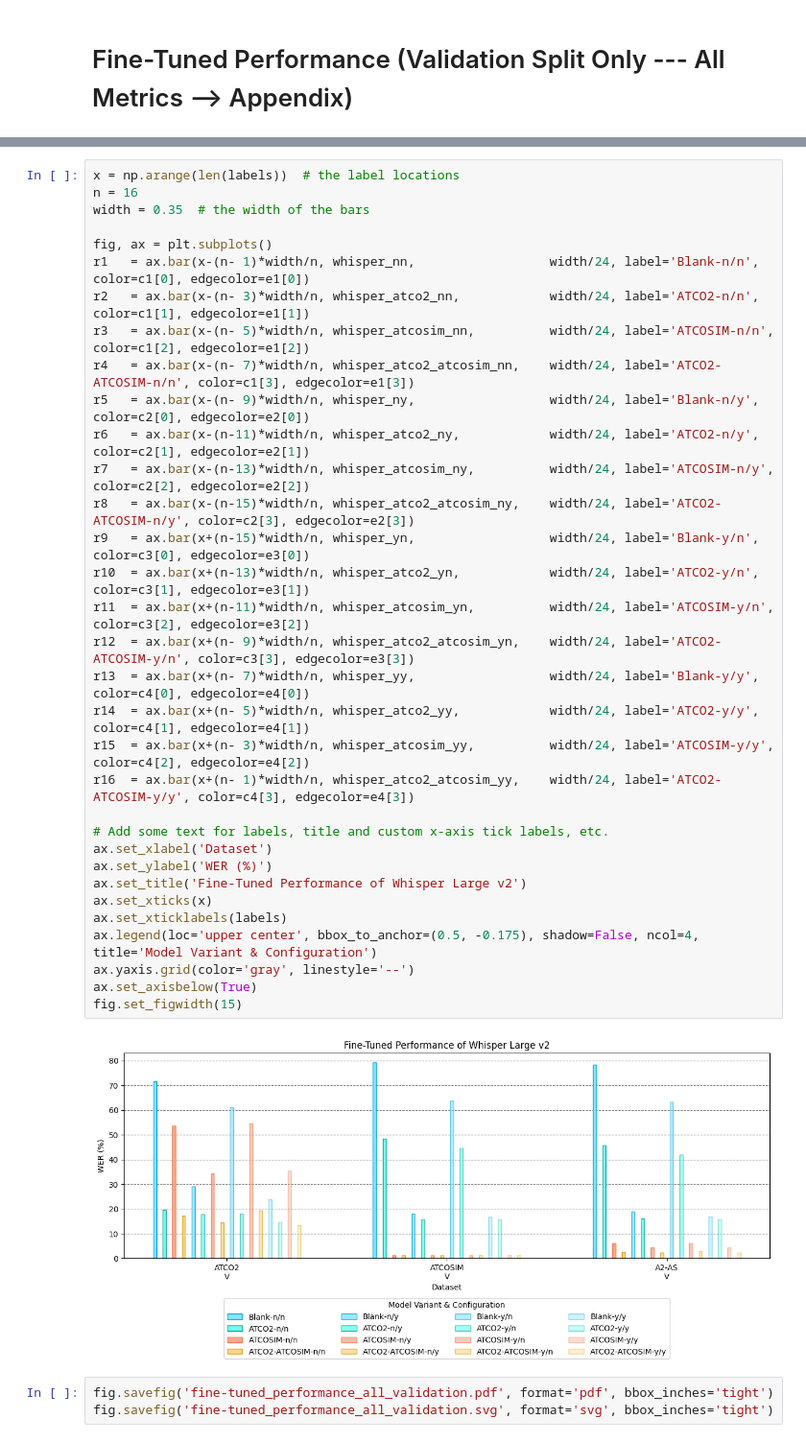
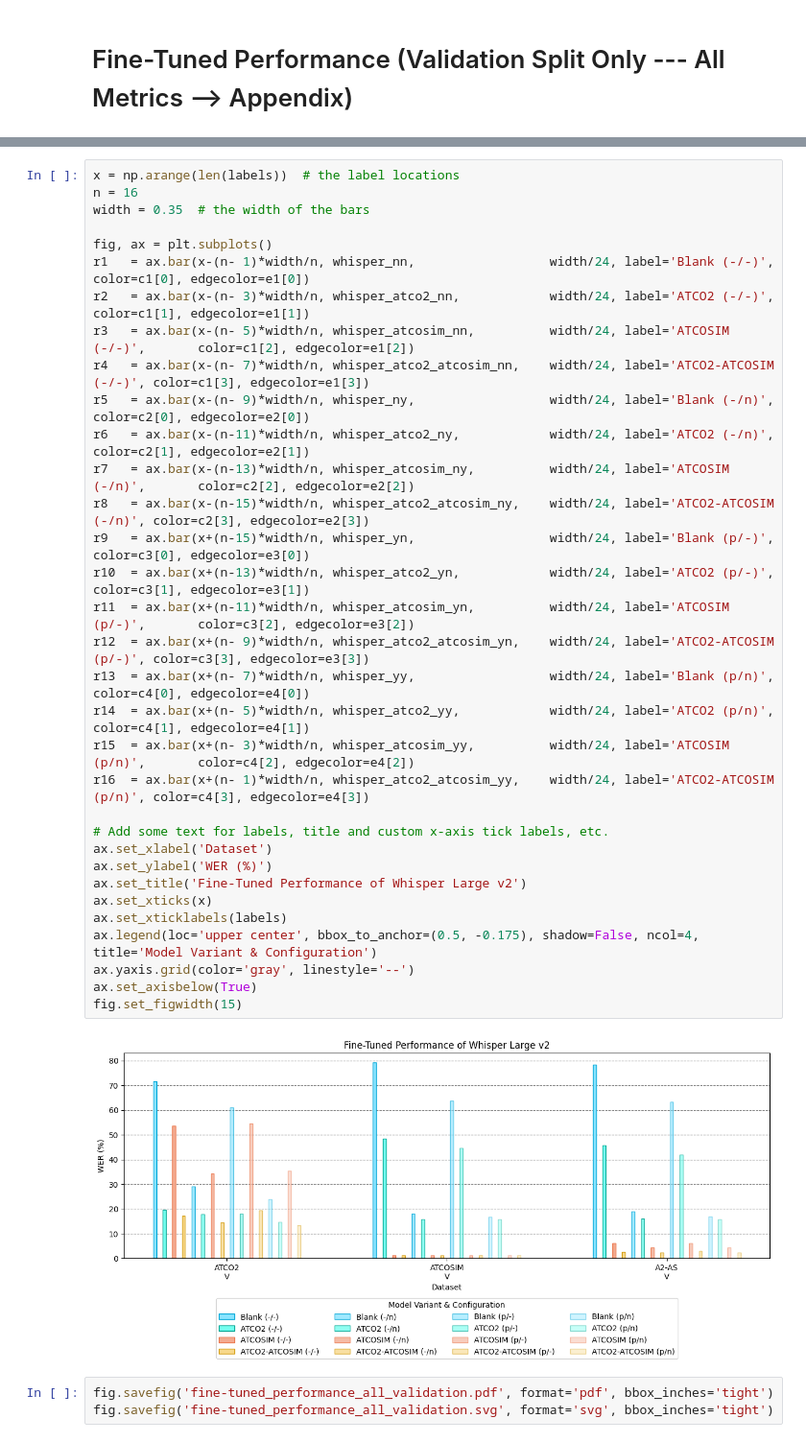
Before and after one commit to jlvdoorn/WhisperATC, a Jupyter notebook: Graphs/Bar_Chart.ipynb, the cells around one changed output, grey strips where cells are left out. Shown at 96% size. Saved outputs shown, nothing was run; the diff lists cells and outputs as text.

```diff
--- a/Graphs/Bar_Chart.ipynb
+++ b/Graphs/Bar_Chart.ipynb
@@ -277,38 +279,38 @@ whisper_atco2_atcosim_yy =  [whisper_atco2_atcosim[0][3], whisper_atco2_atcosim[
 # %%
 x = np.arange(len(labels))  # the label locations
 n = 16
 width = 0.35  # the width of the bars
 
 fig, ax = plt.subplots()
-r1   = ax.bar(x-(n- 1)*width/n, whisper_nn,                  width/24, label='Blank-n/n',         color=c1[0], edgecolor=e1[0])
-r2   = ax.bar(x-(n- 3)*width/n, whisper_atco2_nn,            width/24, label='ATCO2-n/n',         color=c1[1], edgecolor=e1[1])
-r3   = ax.bar(x-(n- 5)*width/n, whisper_atcosim_nn,          width/24, label='ATCOSIM-n/n',       color=c1[2], edgecolor=e1[2])
-r4   = ax.bar(x-(n- 7)*width/n, whisper_atco2_atcosim_nn,    width/24, label='ATCO2-ATCOSIM-n/n', color=c1[3], edgecolor=e1[3])
-r5   = ax.bar(x-(n- 9)*width/n, whisper_ny,                  width/24, label='Blank-n/y',         color=c2[0], edgecolor=e2[0])
-r6   = ax.bar(x-(n-11)*width/n, whisper_atco2_ny,            width/24, label='ATCO2-n/y',         color=c2[1], edgecolor=e2[1])
-r7   = ax.bar(x-(n-13)*width/n, whisper_atcosim_ny,          width/24, label='ATCOSIM-n/y',       color=c2[2], edgecolor=e2[2])
-r8   = ax.bar(x-(n-15)*width/n, whisper_atco2_atcosim_ny,    width/24, label='ATCO2-ATCOSIM-n/y', color=c2[3], edgecolor=e2[3])
-r9   = ax.bar(x+(n-15)*width/n, whisper_yn,                  width/24, label='Blank-y/n',         color=c3[0], edgecolor=e3[0])
-r10  = ax.bar(x+(n-13)*width/n, whisper_atco2_yn,            width/24, label='ATCO2-y/n',         color=c3[1], edgecolor=e3[1])
-r11  = ax.bar(x+(n-11)*width/n, whisper_atcosim_yn,          width/24, label='ATCOSIM-y/n',       color=c3[2], edgecolor=e3[2])
-r12  = ax.bar(x+(n- 9)*width/n, whisper_atco2_atcosim_yn,    width/24, label='ATCO2-ATCOSIM-y/n', color=c3[3], edgecolor=e3[3])
-r13  = ax.bar(x+(n- 7)*width/n, whisper_yy,                  width/24, label='Blank-y/y',         color=c4[0], edgecolor=e4[0])
-r14  = ax.bar(x+(n- 5)*width/n, whisper_atco2_yy,            width/24, label='ATCO2-y/y',         color=c4[1], edgecolor=e4[1])
-r15  = ax.bar(x+(n- 3)*width/n, whisper_atcosim_yy,          width/24, label='ATCOSIM-y/y',       color=c4[2], edgecolor=e4[2])
-r16  = ax.bar(x+(n- 1)*width/n, whisper_atco2_atcosim_yy,    width/24, label='ATCO2-ATCOSIM-y/y', color=c4[3], edgecolor=e4[3])
+r1   = ax.bar(x-(n- 1)*width/n, whisper_nn,                  width/24, label='Blank (-/-)',         color=c1[0], edgecolor=e1[0])
+r2   = ax.bar(x-(n- 3)*width/n, whisper_atco2_nn,            width/24, label='ATCO2 (-/-)',         color=c1[1], edgecolor=e1[1])
+r3   = ax.bar(x-(n- 5)*width/n, whisper_atcosim_nn,          width/24, label='ATCOSIM (-/-)',       color=c1[2], edgecolor=e1[2])
+r4   = ax.bar(x-(n- 7)*width/n, whisper_atco2_atcosim_nn,    width/24, label='ATCO2-ATCOSIM (-/-)', color=c1[3], edgecolor=e1[3])
+r5   = ax.bar(x-(n- 9)*width/n, whisper_ny,                  width/24, label='Blank (-/n)',         color=c2[0], edgecolor=e2[0])
+r6   = ax.bar(x-(n-11)*width/n, whisper_atco2_ny,            width/24, label='ATCO2 (-/n)',         color=c2[1], edgecolor=e2[1])
+r7   = ax.bar(x-(n-13)*width/n, whisper_atcosim_ny,          width/24, label='ATCOSIM (-/n)',       color=c2[2], edgecolor=e2[2])
+r8   = ax.bar(x-(n-15)*width/n, whisper_atco2_atcosim_ny,    width/24, label='ATCO2-ATCOSIM (-/n)', color=c2[3], edgecolor=e2[3])
+r9   = ax.bar(x+(n-15)*width/n, whisper_yn,                  width/24, label='Blank (p/-)',         color=c3[0], edgecolor=e3[0])
+r10  = ax.bar(x+(n-13)*width/n, whisper_atco2_yn,            width/24, label='ATCO2 (p/-)',         color=c3[1], edgecolor=e3[1])
+r11  = ax.bar(x+(n-11)*width/n, whisper_atcosim_yn,          width/24, label='ATCOSIM (p/-)',       color=c3[2], edgecolor=e3[2])
+r12  = ax.bar(x+(n- 9)*width/n, whisper_atco2_atcosim_yn,    width/24, label='ATCO2-ATCOSIM (p/-)', color=c3[3], edgecolor=e3[3])
+r13  = ax.bar(x+(n- 7)*width/n, whisper_yy,                  width/24, label='Blank (p/n)',         color=c4[0], edgecolor=e4[0])
+r14  = ax.bar(x+(n- 5)*width/n, whisper_atco2_yy,            width/24, label='ATCO2 (p/n)',         color=c4[1], edgecolor=e4[1])
+r15  = ax.bar(x+(n- 3)*width/n, whisper_atcosim_yy,          width/24, label='ATCOSIM (p/n)',       color=c4[2], edgecolor=e4[2])
+r16  = ax.bar(x+(n- 1)*width/n, whisper_atco2_atcosim_yy,    width/24, label='ATCO2-ATCOSIM (p/n)', color=c4[3], edgecolor=e4[3])
 
 # Add some text for labels, title and custom x-axis tick labels, etc.
 ax.set_xlabel('Dataset')
 ax.set_ylabel('WER (%)')
 ax.set_title('Fine-Tuned Performance of Whisper Large v2')
 ax.set_xticks(x)
 ax.set_xticklabels(labels)
 ax.legend(loc='upper center', bbox_to_anchor=(0.5, -0.175), shadow=False, ncol=4, title='Model Variant & Configuration')
 ax.yaxis.grid(color='gray', linestyle='--')
 ax.set_axisbelow(True)
 fig.set_figwidth(15)
 # %% [output]
-[figure, old version]
+[figure, new version]
 # %%
 fig.savefig('fine-tuned_performance_all_validation.pdf', format='pdf', bbox_inches='tight')
 fig.savefig('fine-tuned_performance_all_validation.svg', format='svg', bbox_inches='tight')
```
Also changed, not shown: parts of 6 cells of this notebook.
